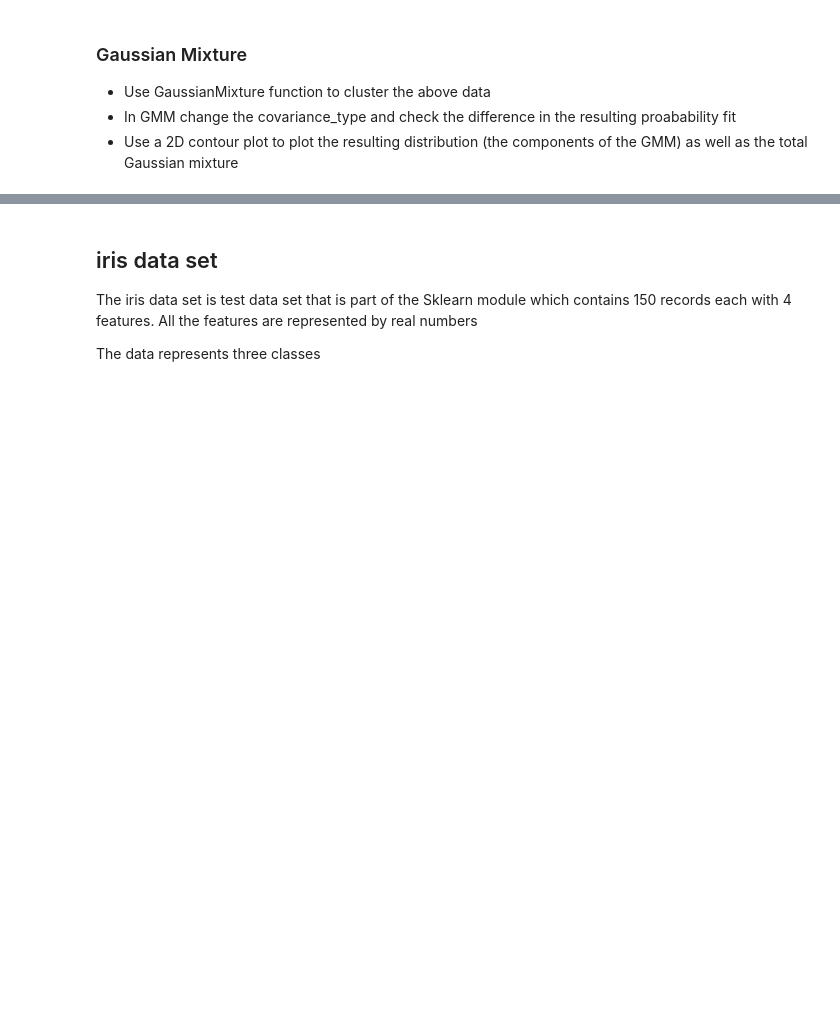
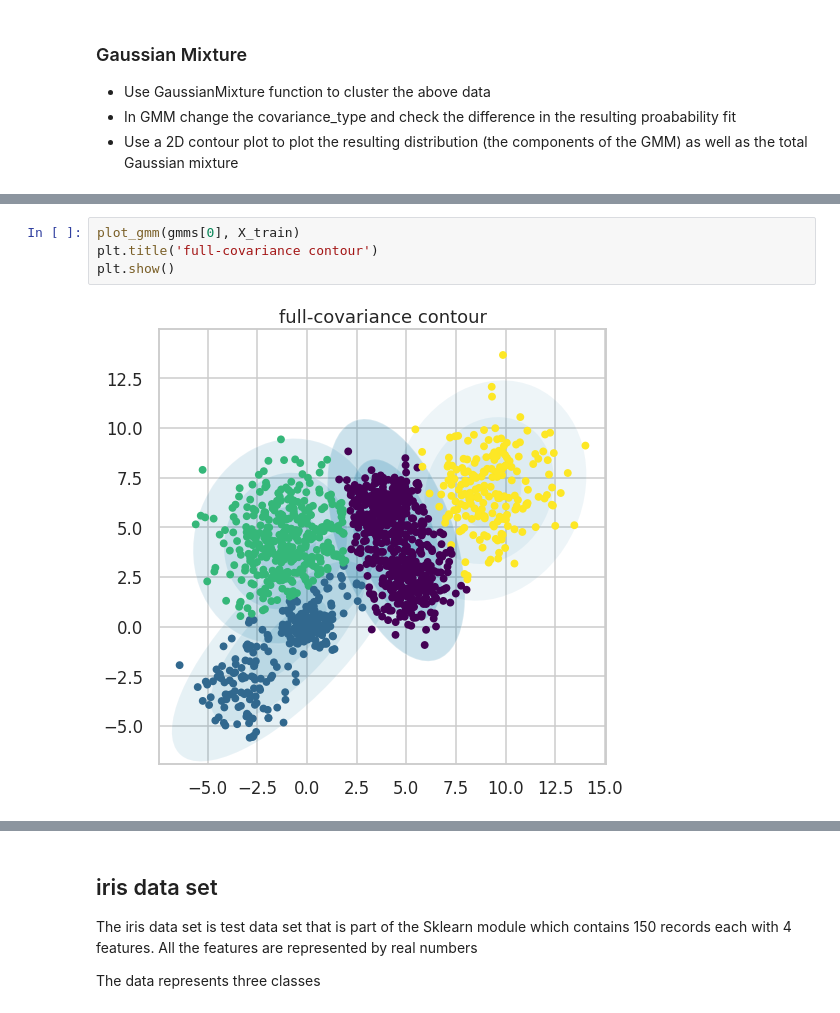
Before and after one commit to safaa400/safaasalah_46-17921_ML_assignments, a Jupyter notebook: Clustering_Project.ipynb, the cells around one changed output, grey strips where cells are left out. Drawn from its saved outputs; the diff is of its cells as text; blank space fills up the shorter version.

```diff
--- a/Clustering_Project.ipynb
+++ b/Clustering_Project.ipynb
@@ -660,0 +725,6 @@ Silhouette Score
+# %%
+plot_gmm(gmms[0], X_train)
+plt.title('full-covariance contour')
+plt.show()
+# %% [output]
+[figure, added]
```
Also changed, not shown: parts of 37 cells of this notebook.
